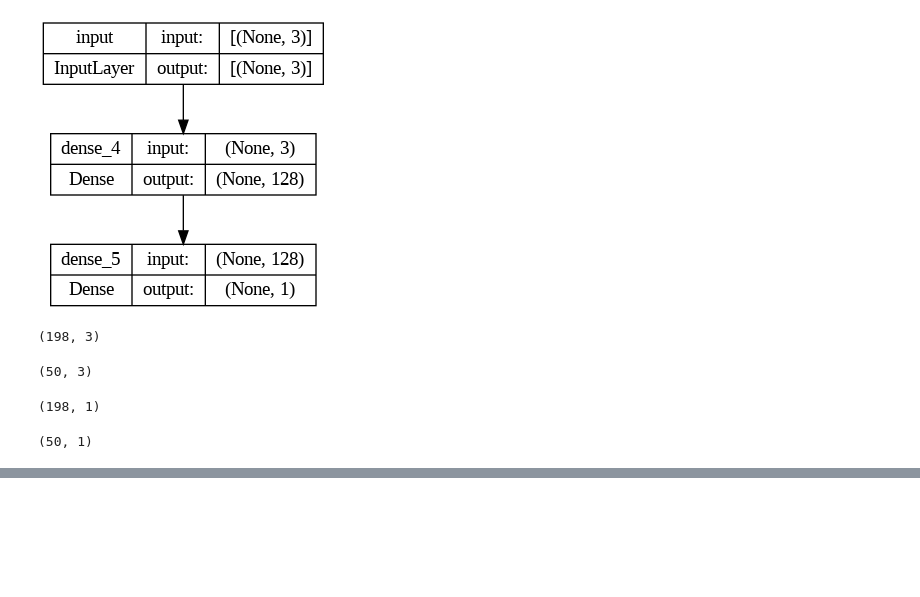
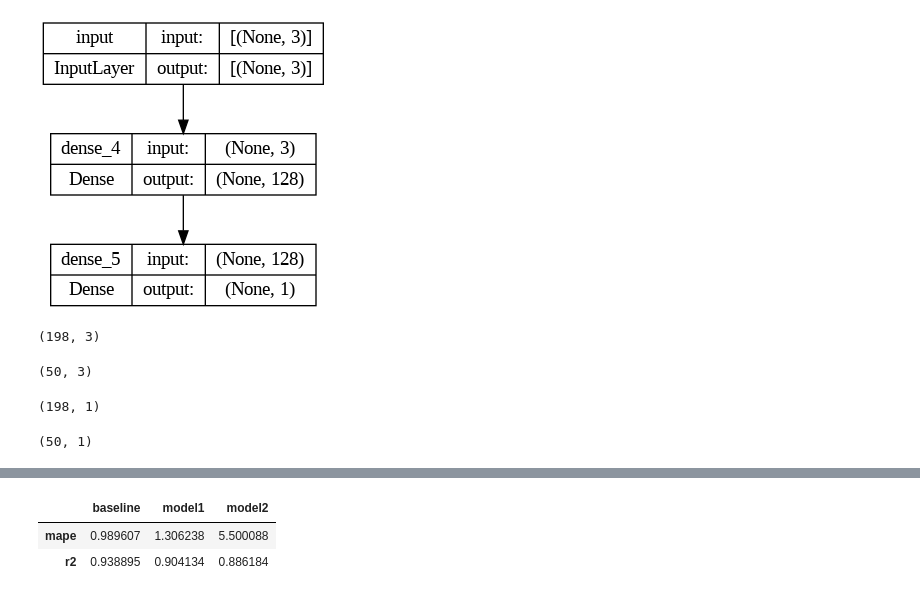
Before and after one commit to ucheokechukwu/Stock-Prediction-with-Supervised-and-Reinforcement-Learning, a Jupyter notebook: src/Feature_Engineering_Baseline_Models.ipynb, the cells around one changed output, grey strips where cells are left out. Saved outputs shown, nothing was run; the diff lists cells and outputs as text; code cells hidden in the pictures; blank space fills up the shorter version.

```diff
--- a/src/Feature_Engineering_Baseline_Models.ipynb
+++ b/src/Feature_Engineering_Baseline_Models.ipynb
@@ -321,0 +320,2 @@ error_dict
+# %%
+model2.compile(loss='mse', optimizer='rmsprop')
@@ -321,0 +362,6 @@ error_dict
+# %%
+pd.DataFrame(error_dict, index=['mape', 'r2'])
+# %% [output]
+|  | baseline | model1 | model2 |
+| mape | 0.989607 | 1.306238 | 5.500088 |
+| r2 | 0.938895 | 0.904134 | 0.886184 |
```
Also changed, not shown: parts of 23 cells of this notebook.
